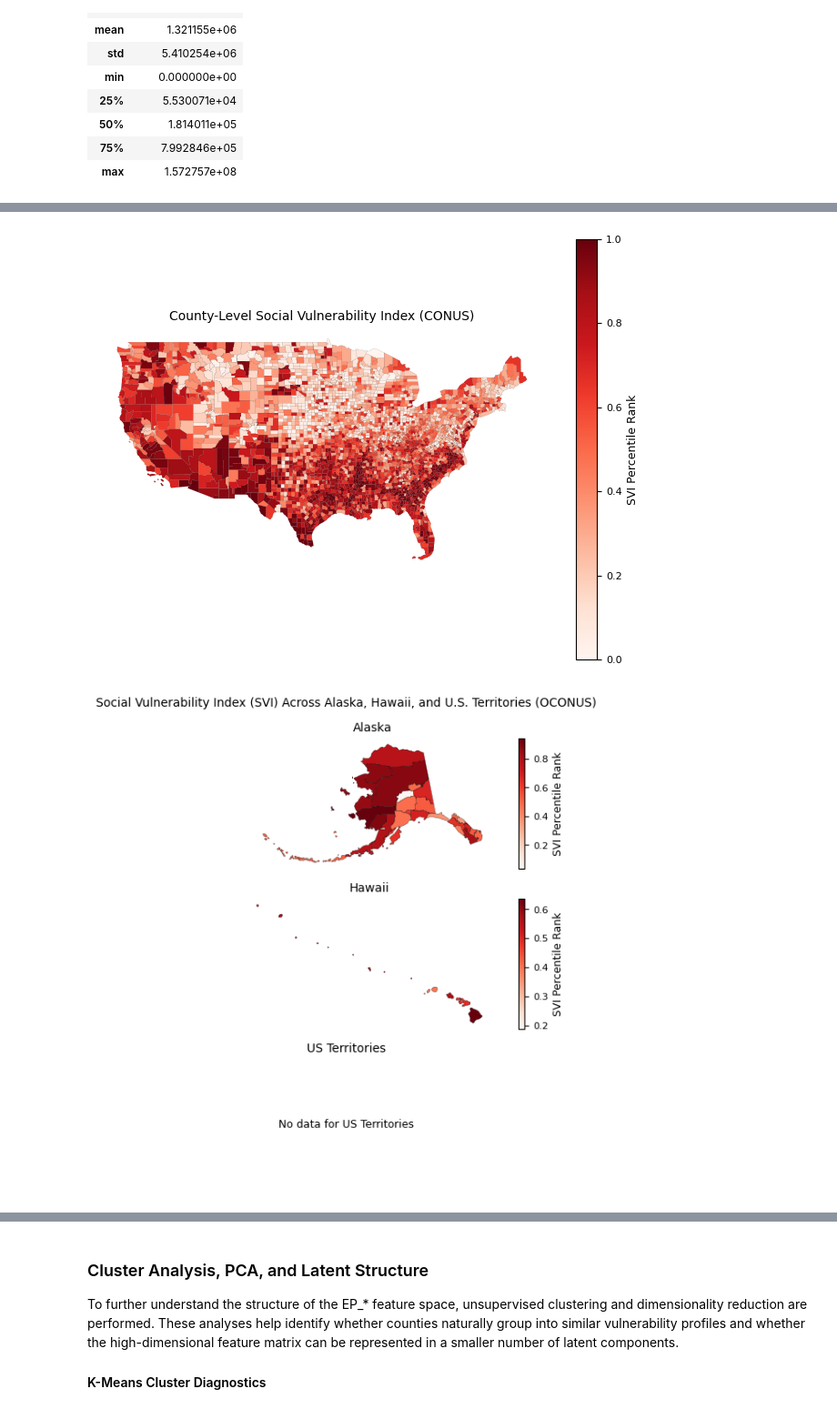
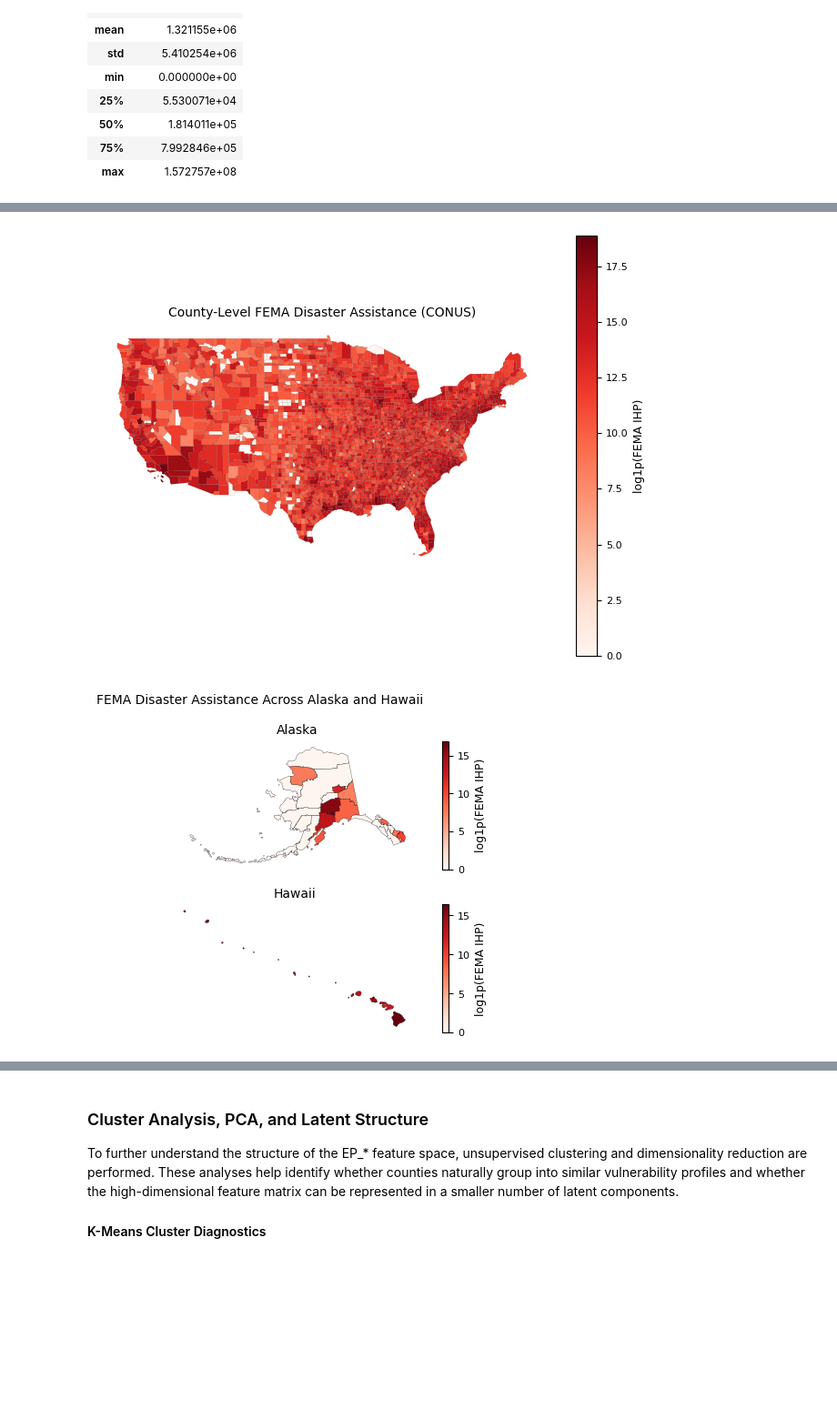
Before and after one commit to AnhJoe/CS273P_MachineLearning_Final_Project, a Jupyter notebook: notebooks/01_eda.ipynb, the cells around one changed output, grey strips where cells are left out. Shown at 91% size. Cells and saved outputs as stored; diff of their text form; code cells hidden in the pictures; blank space fills up the shorter version.

```diff
--- a/notebooks/01_eda.ipynb
+++ b/notebooks/01_eda.ipynb
@@ -565,75 +533,77 @@ The OCONUS map in @fig-svi-y-map-oconus highlights similar variability in Alaska
 # %%
-#| label: fig-svi-y-map-conus
-#| fig-cap: "County-level distribution of the Social Vulnerability Index (SVI) across the contiguous United States (CONUS). Darker shades indicate higher vulnerability based on the CDC SVI percentile ranking (RPL_THEMES). The spatial clustering of vulnerability across neighboring counties suggests that geographic structure may provide useful information for predictive modeling, motivating the use of Graph Neural Networks."
+#| label: fig-fema-y-map-conus
+#| fig-cap: "County-level distribution of FEMA Individuals and Households Program (IHP) disaster assistance across the contiguous United States (CONUS) from 2018–2020. Darker shades indicate higher levels of assistance (log1p(FEMA IHP)). Spatial clustering across neighboring counties suggests that geographic structure may contain useful information for predictive modeling, motivating the use of graph-based approaches."
 
 fig, ax = plt.subplots(1, 1, figsize=(8, 6))
 
 # Remove Alaska, Hawaii, and territories
-conus = geo_df[~geo_df["FIPS"].str.startswith(("02", "15", "60", "66", "69", "72", "78"))]
+conus = geo_df[~geo_df["FIPS"].str.startswith(("02", "15", "60", "66", "69", "72", "78"))].copy()
+
+conus["log_total_ihp"] = np.log1p(conus["total_ihp"])
 
 conus.plot(
-    column="RPL_THEMES",
+    column="log_total_ihp",
     cmap="Reds",
     linewidth=0.05,
     edgecolor="black",
     legend=True,
-    legend_kwds={"label": "SVI Percentile Rank"},
+    legend_kwds={"label": "log1p(FEMA IHP)"},
     ax=ax
 )
 
-ax.set_title("County-Level Social Vulnerability Index (CONUS)")
+ax.set_title("County-Level FEMA Disaster Assistance (CONUS)")
 ax.axis("off")
 
 plt.show()
 # %% [output]
-[figure, old version]
+[figure, new version]
 # %%
-#| label: fig-svi-y-map-oconus
-#| fig-cap: "County-level Social Vulnerability Index (SVI) percentile rankings for Alaska, Hawaii, and U.S. territories. These OCONUS regions are visualized separately from the CONUS to avoid geographic scaling distortions caused by their large spatial separation. Darker shades indicate higher social vulnerability based on the CDC SVI overall percentile ranking (RPL_THEMES). Missing SVI data for US territories."
+#| label: fig-fema-y-map-oconus
+#| fig-cap: "County-level FEMA Individuals and Households Program (IHP) disaster assistance for Alaska and Hawaii from 2018–2020. Darker shades indicate higher levels of assistance measured as log1p(FEMA IHP)."
 
-# Define Alaska, Hawaii, and territories
-ak = geo_df[geo_df["FIPS"].str.startswith("02")]
-hi = geo_df[geo_df["FIPS"].str.startswith("15")]
-territories = geo_df[geo_df["FIPS"].str.startswith(("60", "66", "69", "72", "78"))]
+# Define Alaska and Hawaii only
+ak = geo_df[geo_df["FIPS"].str.startswith("02")].copy()
+hi = geo_df[geo_df["FIPS"].str.startswith("15")].copy()
+
+ak["log_total_ihp"] = np.log1p(ak["total_ihp"])
+hi["log_total_ihp"] = np.log1p(hi["total_ihp"])
 
 # Convert to specific CRS for reprojection
 ak_proj = ak.to_crs("EPSG:3338")
 hi_proj = hi.to_crs("EPSG:3759")
-territories_proj = territories.to_crs("EPSG:3857")
 
-fig, axes = plt.subplots(3, 1, figsize=(6, 6))
+fig, axes = plt.subplots(2, 1, figsize=(6, 4))
 
 fig.suptitle(
-    "Social Vulnerability Index (SVI) Across Alaska, Hawaii, and U.S. Territories (OCONUS)",
+    "FEMA Disaster Assistance Across Alaska and Hawaii",
     fontsize=10
 )
 
 oconus_datasets = [
     (ak_proj, "Alaska"),
-    (hi_proj, "Hawaii"),
-    (territories_proj, "US Territories")
+    (hi_proj, "Hawaii")
 ]
 
 for ax, (data, title) in zip(axes, oconus_datasets):
     if data.empty:
         ax.text(0.5, 0.5, f"No data for {title}", ha="center", va="center")
         ax.set_title(title)
         ax.axis("off")
         continue
 
     data.plot(
-        column="RPL_THEMES",
+        column="log_total_ihp",
         cmap="Reds",
         linewidth=0.2,
         edgecolor="black",
         legend=True,
-        legend_kwds={"label": "SVI Percentile Rank"},
+        legend_kwds={"label": "log1p(FEMA IHP)"},
         ax=ax
     )
     ax.set_title(title)
     ax.axis("off")
 
 plt.tight_layout()
 plt.show()
 # %% [output]
-[figure, old version]
+[figure, new version]
```
Also changed, not shown: parts of 44 cells of this notebook, 5 other files.
